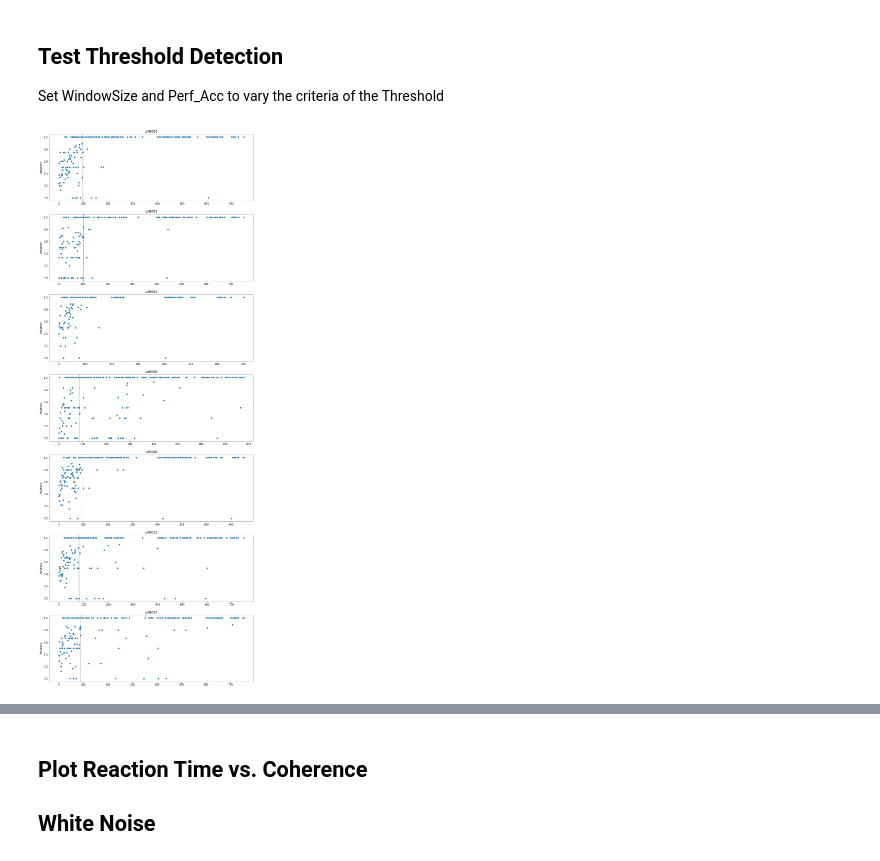
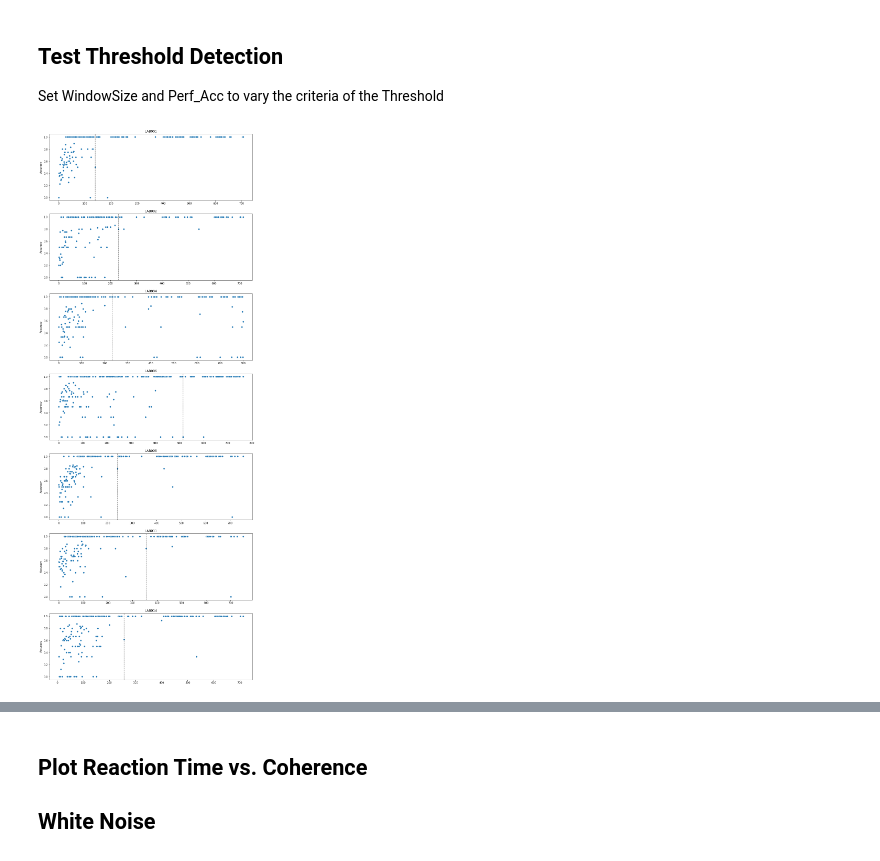
Before and after one commit to LNDG/zurich_data, a Jupyter notebook: plot_zurich_data.ipynb, the cells around one changed output, grey strips where cells are left out. Drawn from its saved outputs; the diff is of its cells as text; code cells hidden in the pictures.

```diff
--- a/plot_zurich_data.ipynb
+++ b/plot_zurich_data.ipynb
@@ -49,32 +51,32 @@ Text(0.5, 1.0, 'Single Subject Reaction Times and Coherence Difference over Tria
 ## Test Threshold Detection
 Set WindowSize and Perf_Acc to vary the criteria of the Threshold
 # %%
-windowsize = 6
-perf_acc = 5
+windowsize = 30
+perf_acc = 29
 
 fig, ax = plt.subplots(7,1, figsize=(12,30))
 fig.tight_layout(pad=3.0)
 for n, sub in enumerate(np.unique(data['Subject'])):
-    white = data[(data['Noise Color'] == 'white') & (data['Subject']==sub)]
+    white = data[(data['Noise Color'] == 'blue') & (data['Subject']==sub)]
     # Get Accuracy Dataframe
     acc_df = {'Coherence':[], 'Accuracy':[]}
     for c in np.unique(white['Coherence']):
         acc = np.mean(white.loc[white['Coherence']==c, 'Correct Response'])
         acc_df['Coherence'].append(c)
         acc_df['Accuracy'].append(acc)
     acc_df = pd.DataFrame(acc_df)
 
     # Get Coherency Threshold
     perf_idx = np.arange(len(acc_df))[acc_df['Accuracy']==1]
     for idx in perf_idx:
         window = acc_df.iloc[idx:idx+windowsize, 1]
         if np.sum(window==1)>=perf_acc:
             thresh_idx = idx-1
             thresh = acc_df.iloc[thresh_idx,0]
             break
     sns.scatterplot(data=acc_df, x='Coherence', y='Accuracy', ax=ax[n])
     ax[n].axvline(x=thresh, ymin=0, ymax=1, linestyle='dashed', color='k', alpha=0.5)
     ax[n].set_xlabel('')
     ax[n].set_title(sub)
 # %% [output]
-[figure, old version]
+[figure, new version]
```
Also changed, not shown: parts of 3 cells of this notebook, 1 other file.
